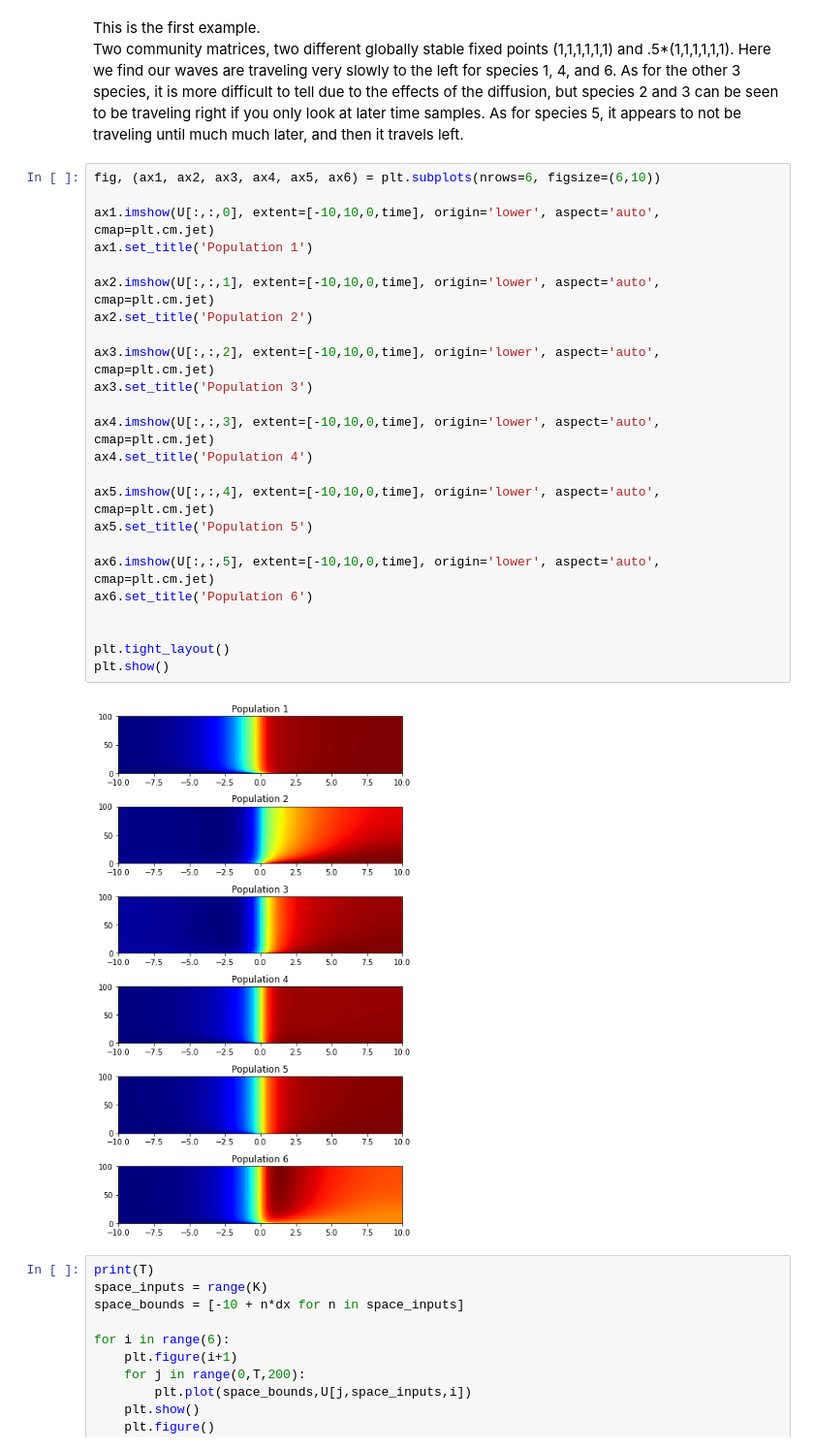
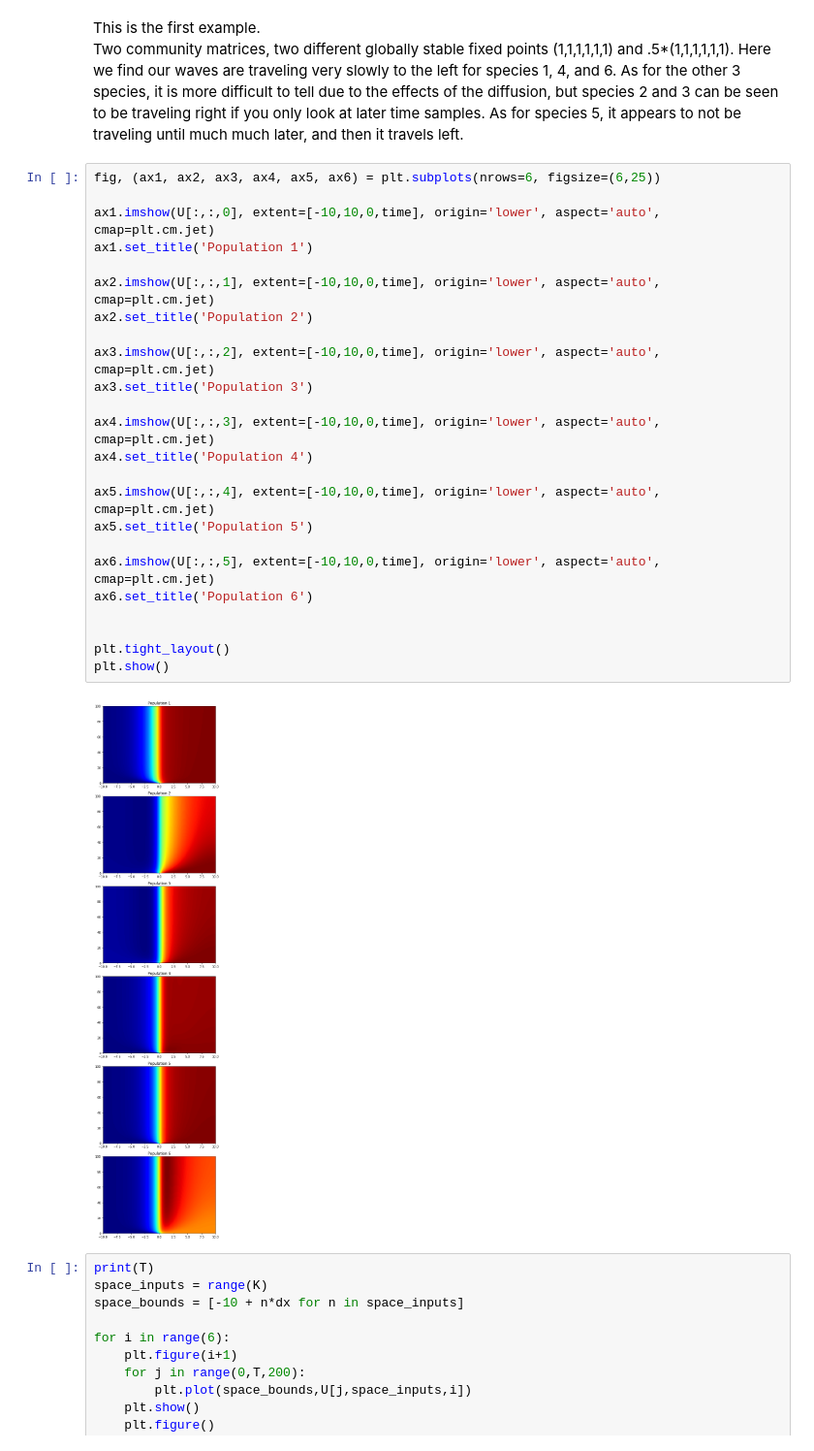
Before and after one commit to mlivesa2/compLV_ring, a Jupyter notebook: LV_sym_diff.ipynb, the cells around one changed output. Shown at 97% size. Cells and saved outputs as stored; diff of their text form.

Commit message:
bigger heatmaps

```diff
--- a/LV_sym_diff.ipynb
+++ b/LV_sym_diff.ipynb
@@ -105,31 +105,31 @@ Here we find our waves are traveling very slowly to the left for species 1, 4, a
 As for the other 3 species, it is more difficult to tell due to the effects of the diffusion, but species 2 and 3 can be seen to be traveling right if you only look at later time samples.
 As for species 5, it appears to not be traveling until much much later, and then it travels left.
 # %%
-fig, (ax1, ax2, ax3, ax4, ax5, ax6) = plt.subplots(nrows=6, figsize=(6,10))
+fig, (ax1, ax2, ax3, ax4, ax5, ax6) = plt.subplots(nrows=6, figsize=(6,25))
 
 ax1.imshow(U[:,:,0], extent=[-10,10,0,time], origin='lower', aspect='auto', cmap=plt.cm.jet)
 ax1.set_title('Population 1')
 
 ax2.imshow(U[:,:,1], extent=[-10,10,0,time], origin='lower', aspect='auto', cmap=plt.cm.jet)
 ax2.set_title('Population 2')
 
 ax3.imshow(U[:,:,2], extent=[-10,10,0,time], origin='lower', aspect='auto', cmap=plt.cm.jet)
 ax3.set_title('Population 3')
 
 ax4.imshow(U[:,:,3], extent=[-10,10,0,time], origin='lower', aspect='auto', cmap=plt.cm.jet)
 ax4.set_title('Population 4')
 
 ax5.imshow(U[:,:,4], extent=[-10,10,0,time], origin='lower', aspect='auto', cmap=plt.cm.jet)
 ax5.set_title('Population 5')
 
 ax6.imshow(U[:,:,5], extent=[-10,10,0,time], origin='lower', aspect='auto', cmap=plt.cm.jet)
 ax6.set_title('Population 6')
 
 
 plt.tight_layout()
 plt.show()
 # %% [output]
-[figure, old version]
+[figure, new version]
 # %%
 print(T)
 space_inputs = range(K)
```
Also changed, not shown: parts of 4 cells of this notebook.
